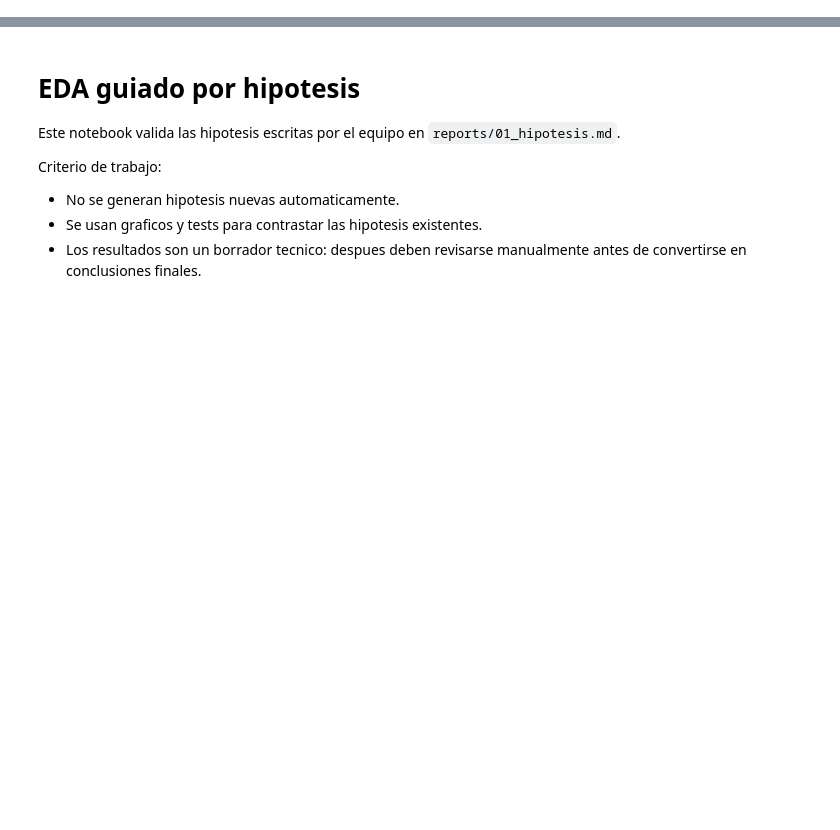
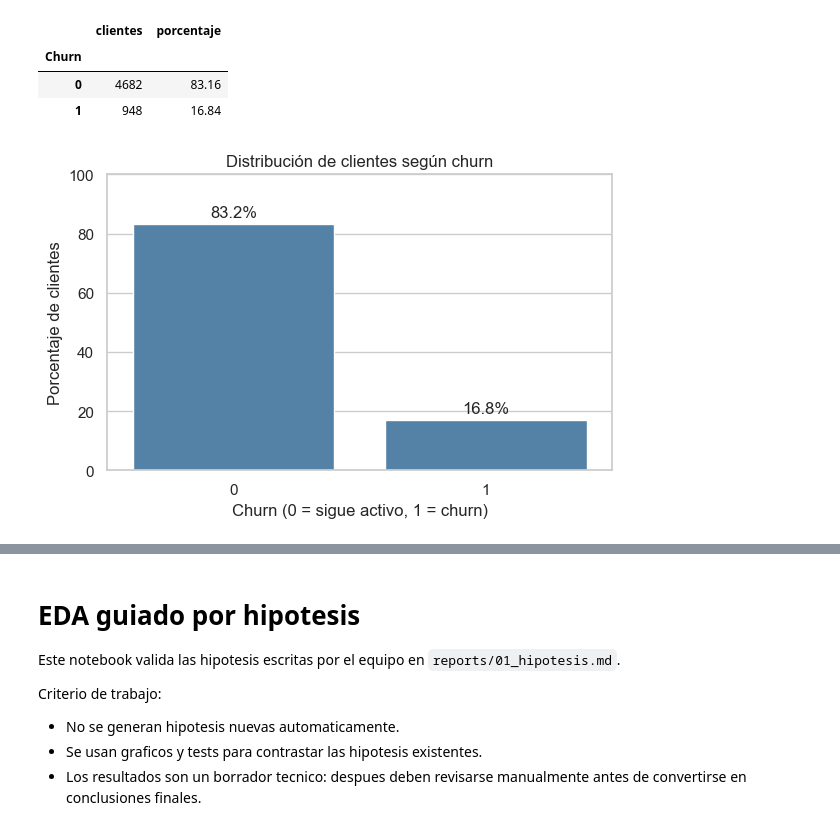
Before and after one commit to LBinello2004/TP3_Prediccion_Churn_IAAN_Grupo_04, a Jupyter notebook: notebooks/2. EDA guiado por hipotesis.ipynb, the cells around one changed output, grey strips where cells are left out. Cells and saved outputs as stored; diff of their text form; code cells hidden in the pictures; blank space fills up the shorter version.

```diff
--- a/notebooks/2. EDA guiado por hipotesis.ipynb
+++ b/notebooks/2. EDA guiado por hipotesis.ipynb
@@ -0,0 +65,56 @@
+# %%
+target_summary = (
+    df[TARGET]
+    .value_counts()
+    .sort_index()
+    .rename_axis(TARGET)
+    .to_frame("clientes")
+    .assign(porcentaje=lambda x: (x["clientes"] / len(df) * 100).round(2))
+)
+target_summary
+# %% [output]
+|  | clientes | porcentaje |
+| Churn |  |  |
+| 0 | 4682 | 83.16 |
+| 1 | 948 | 16.84 |
+# %%
+
+churn_pct = (
+    df[TARGET]
+    .value_counts(normalize=True)
+    .mul(100)
+    .reset_index()
+)
+
+churn_pct.columns = [TARGET, "Porcentaje"]
+churn_pct = churn_pct.sort_values(TARGET)
+
+fig, ax = plt.subplots(figsize=(6, 4))
+
+sns.barplot(
+    data=churn_pct,
+    x=TARGET,
+    y="Porcentaje",
+    ax=ax,
+    color=blue
+)
+
+ax.set_title("Distribución de clientes según churn")
+ax.set_xlabel("Churn (0 = sigue activo, 1 = churn)")
+ax.set_ylabel("Porcentaje de clientes")
+
+# Etiquetas arriba de cada barra
+for container in ax.containers:
+    ax.bar_label(
+        container,
+        labels=[f"{v:.1f}%" for v in container.datavalues],
+        padding=3
+    )
+
+ax.set_ylim(0, 100)
+
+fig.tight_layout()
+fig.savefig(OUTPUT_DIR / "0_distribucion_churn.png", dpi=150)
+plt.show()
+# %% [output]
+[figure, added]
```
Also changed, not shown: parts of 19 cells of this notebook, 36 other files.
